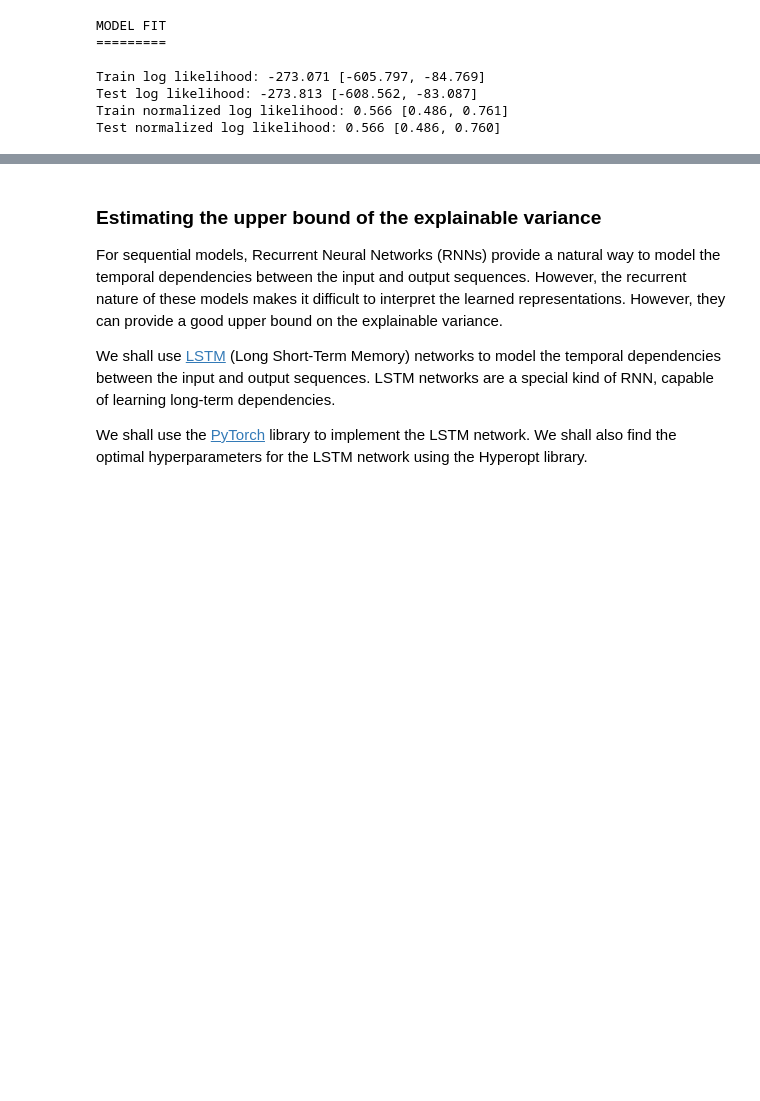
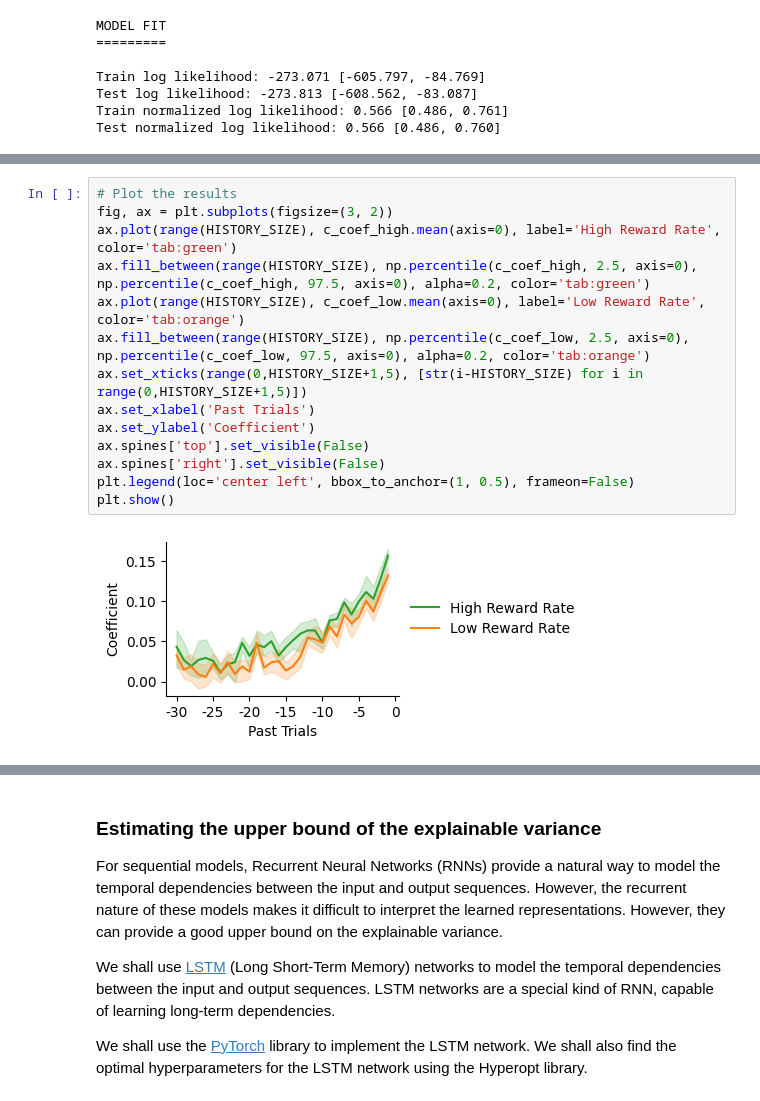
Before and after one commit to neurorishika/pyGORL, a Jupyter notebook: analysis/cognitive_analysis.ipynb, the cells around one changed output, grey strips where cells are left out. Saved outputs shown, nothing was run; the diff lists cells and outputs as text; blank space fills up the shorter version.

```diff
--- a/analysis/cognitive_analysis.ipynb
+++ b/analysis/cognitive_analysis.ipynb
@@ -895,0 +1064,16 @@ Test normalized log likelihood: 0.566 [0.486, 0.760]
+# %%
+# Plot the results
+fig, ax = plt.subplots(figsize=(3, 2))
+ax.plot(range(HISTORY_SIZE), c_coef_high.mean(axis=0), label='High Reward Rate', color='tab:green')
+ax.fill_between(range(HISTORY_SIZE), np.percentile(c_coef_high, 2.5, axis=0), np.percentile(c_coef_high, 97.5, axis=0), alpha=0.2, color='tab:green')
+ax.plot(range(HISTORY_SIZE), c_coef_low.mean(axis=0), label='Low Reward Rate', color='tab:orange')
+ax.fill_between(range(HISTORY_SIZE), np.percentile(c_coef_low, 2.5, axis=0), np.percentile(c_coef_low, 97.5, axis=0), alpha=0.2, color='tab:orange')
+ax.set_xticks(range(0,HISTORY_SIZE+1,5), [str(i-HISTORY_SIZE) for i in range(0,HISTORY_SIZE+1,5)])
+ax.set_xlabel('Past Trials')
+ax.set_ylabel('Coefficient')
+ax.spines['top'].set_visible(False)
+ax.spines['right'].set_visible(False)
+plt.legend(loc='center left', bbox_to_anchor=(1, 0.5), frameon=False)
+plt.show()
+# %% [output]
+[figure, added]
```
Also changed, not shown: parts of 17 cells of this notebook, 40 other files.
